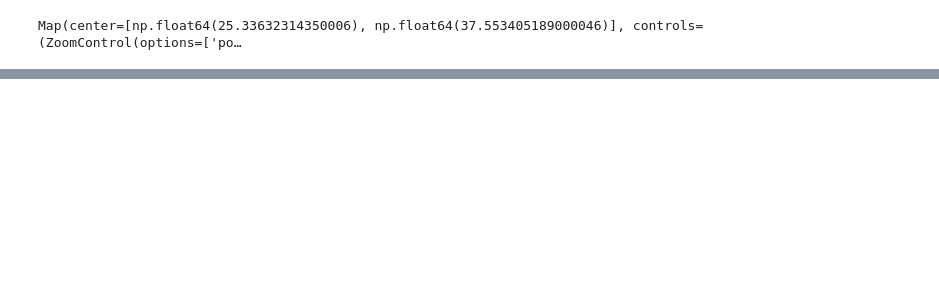
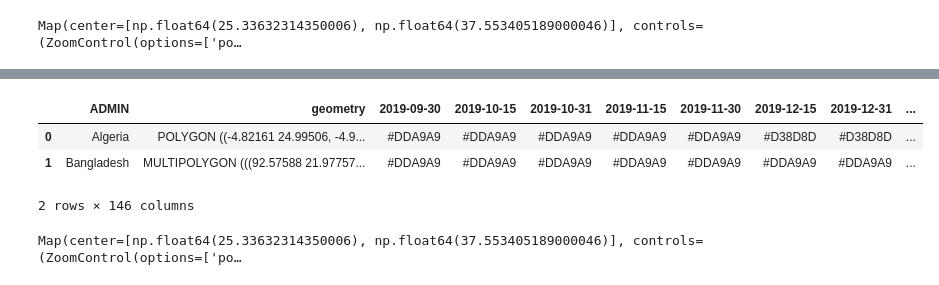
Before and after one commit to enriquetaietta/data-science-unitn, a Jupyter notebook: geospatial-analysis/01B_data_analysis_liberiamoli-tutti_nazionalita.ipynb, the cells around one changed output, grey strips where cells are left out. Saved outputs shown, nothing was run; the diff lists cells and outputs as text; code cells hidden in the pictures; blank space fills up the shorter version.

```diff
--- a/geospatial-analysis/01B_data_analysis_liberiamoli-tutti_nazionalita.ipynb
+++ b/geospatial-analysis/01B_data_analysis_liberiamoli-tutti_nazionalita.ipynb
@@ -523,0 +626,21 @@ Name: 2
+# %%
+
+legend_dict = {
+    "[ 0,  250]": "#E7C5C5",  # Very light blue
+    "( 250,  1000]": "#DDA9A9",  # Light blue
+    "( 1000,  2500]": "#D38D8D",  # Medium blue
+    "( 2500,  5000]": "#C97171",  # Medium-dark blue
+    "( 5000, 10000]": "#BE5555",  # Dark blue
+    "( 10000, 30000]": "#B43939",  # Very dark blue
+    "( 30000, 50000]": "#AA1D1D",  # Very dark blue
+    "( 50000, 100000]": "#A00101",  # Very dark blue
+    "Nodata": "#f0f0f0",  # Light gray
+}
+# %%
+gdf_wide_plus = leafmap.color_code_dataframe(nazioni_migranti_gdf_wide_plus, legend_dict=legend_dict)
+gdf_wide_plus.head(2)
+# %% [output]
+|  | ADMIN | geometry | 2019-09-30 | 2019-10-15 | 2019-10-31 | 2019-11-15 | 2019-11-30 | 2019-12-15 | 2019-12-31 | ... |
+| 0 | Algeria | POLYGON ((-4.82161 24.99506, -4.9... | #DDA9A9 | #DDA9A9 | #DDA9A9 | #DDA9A9 | #DDA9A9 | #D38D8D | #D38D8D | ... |
+| 1 | Bangladesh | MULTIPOLYGON (((92.57588 21.97757... | #DDA9A9 | #DDA9A9 | #DDA9A9 | #DDA9A9 | #DDA9A9 | #DDA9A9 | #DDA9A9 | ... |
+2 rows × 146 columns
@@ -523,0 +650,4 @@ Name: 2
+# %%
+m_wide_map
+# %% [output]
+Map(center=[np.float64(25.33632314350006), np.float64(37.553405189000046)], controls=(ZoomControl(options=['po…
```
Also changed, not shown: parts of 15 cells of this notebook, 2 other files.
